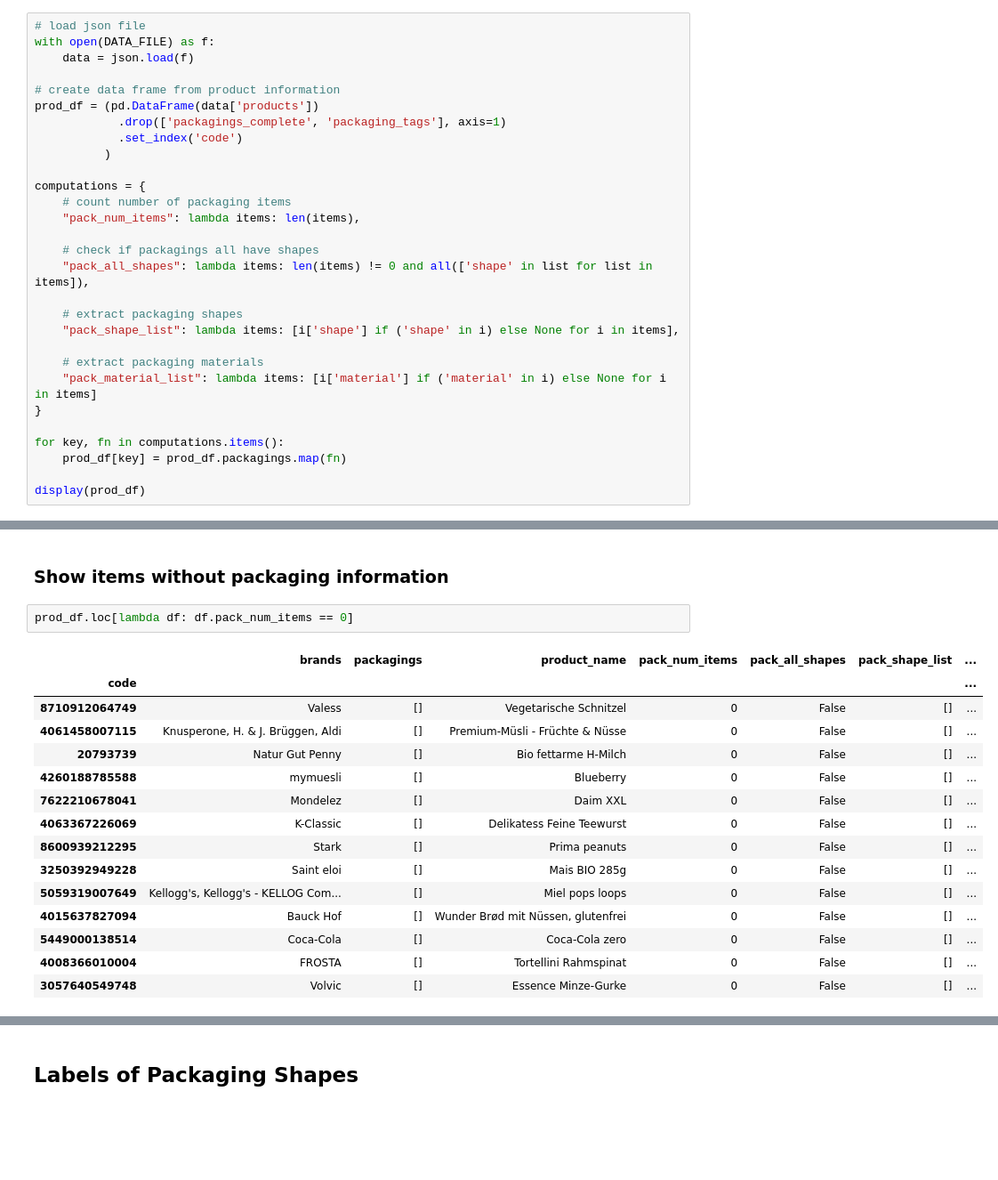
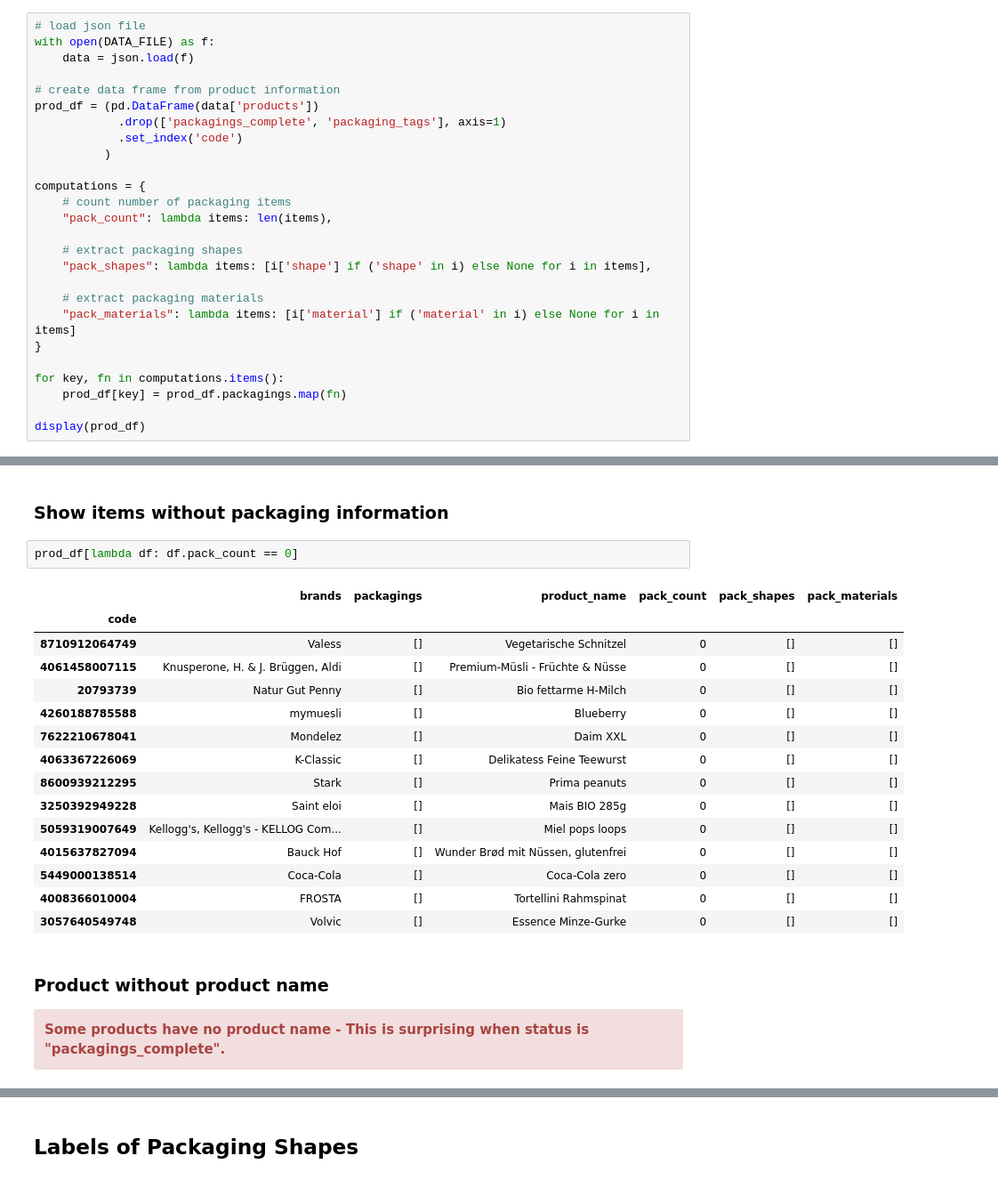
Before and after one commit to goerlitz/openfoodfacts-data-analysis, a Jupyter notebook: notebooks/01_analyze_off_data.ipynb, the cells around one changed output, grey strips where cells are left out. Shown: that part at 89% size. Drawn from its saved outputs; the diff is of its cells as text; blank space fills up the shorter version.

```diff
--- a/notebooks/01_analyze_off_data.ipynb
+++ b/notebooks/01_analyze_off_data.ipynb
@@ -63,16 +66,13 @@ prod_df = (pd.DataFrame(data['products'])
 
 computations = {
     # count number of packaging items
-    "pack_num_items": lambda items: len(items),
-
-    # check if packagings all have shapes
-    "pack_all_shapes": lambda items: len(items) != 0 and all(['shape' in list for list in items]),
+    "pack_count": lambda items: len(items),
 
     # extract packaging shapes
-    "pack_shape_list": lambda items: [i['shape'] if ('shape' in i) else None for i in items],
+    "pack_shapes": lambda items: [i['shape'] if ('shape' in i) else None for i in items],
 
     # extract packaging materials
-    "pack_material_list": lambda items: [i['material'] if ('material' in i) else None for i in items]
+    "pack_materials": lambda items: [i['material'] if ('material' in i) else None for i in items]
 }
 
 for key, fn in computations.items():
@@ -109,20 +109,26 @@ prod_df.pack_num_items.value_counts().sort_index().plot.barh(figsize=(4,3));
 # %% [markdown]
 ### Show items without packaging information
 # %%
-prod_df.loc[lambda df: df.pack_num_items == 0]
+prod_df[lambda df: df.pack_count == 0]
 # %% [output]
-|  | brands | packagings | product_name | pack_num_items | pack_all_shapes | pack_shape_list | ... |
-| code |  |  |  |  |  |  | ... |
-| 8710912064749 | Valess | [] | Vegetarische Schnitzel | 0 | False | [] | ... |
-| 4061458007115 | Knusperone, H. & J. Brüggen, Aldi | [] | Premium-Müsli - Früchte & Nüsse | 0 | False | [] | ... |
-| 20793739 | Natur Gut Penny | [] | Bio fettarme H-Milch | 0 | False | [] | ... |
-| 4260188785588 | mymuesli | [] | Blueberry | 0 | False | [] | ... |
-| 7622210678041 | Mondelez | [] | Daim XXL | 0 | False | [] | ... |
-| 4063367226069 | K-Classic | [] | Delikatess Feine Teewurst | 0 | False | [] | ... |
-| 8600939212295 | Stark | [] | Prima peanuts | 0 | False | [] | ... |
-| 3250392949228 | Saint eloi | [] | Mais BIO 285g | 0 | False | [] | ... |
-| 5059319007649 | Kellogg's, Kellogg's - KELLOG Com... | [] | Miel pops loops | 0 | False | [] | ... |
-| 4015637827094 | Bauck Hof | [] | Wunder Brød mit Nüssen, glutenfrei | 0 | False | [] | ... |
-| 5449000138514 | Coca-Cola | [] | Coca-Cola zero | 0 | False | [] | ... |
-| 4008366010004 | FROSTA | [] | Tortellini Rahmspinat | 0 | False | [] | ... |
-| 3057640549748 | Volvic | [] | Essence Minze-Gurke | 0 | False | [] | ... |
+|  | brands | packagings | product_name | pack_count | pack_shapes | pack_materials |
+| code |  |  |  |  |  |  |
+| 8710912064749 | Valess | [] | Vegetarische Schnitzel | 0 | [] | [] |
+| 4061458007115 | Knusperone, H. & J. Brüggen, Aldi | [] | Premium-Müsli - Früchte & Nüsse | 0 | [] | [] |
+| 20793739 | Natur Gut Penny | [] | Bio fettarme H-Milch | 0 | [] | [] |
+| 4260188785588 | mymuesli | [] | Blueberry | 0 | [] | [] |
+| 7622210678041 | Mondelez | [] | Daim XXL | 0 | [] | [] |
+| 4063367226069 | K-Classic | [] | Delikatess Feine Teewurst | 0 | [] | [] |
+| 8600939212295 | Stark | [] | Prima peanuts | 0 | [] | [] |
+| 3250392949228 | Saint eloi | [] | Mais BIO 285g | 0 | [] | [] |
+| 5059319007649 | Kellogg's, Kellogg's - KELLOG Com... | [] | Miel pops loops | 0 | [] | [] |
+| 4015637827094 | Bauck Hof | [] | Wunder Brød mit Nüssen, glutenfrei | 0 | [] | [] |
+| 5449000138514 | Coca-Cola | [] | Coca-Cola zero | 0 | [] | [] |
+| 4008366010004 | FROSTA | [] | Tortellini Rahmspinat | 0 | [] | [] |
+| 3057640549748 | Volvic | [] | Essence Minze-Gurke | 0 | [] | [] |
+# %% [markdown]
+### Product without product name
+
+<div class="alert alert-block alert-danger">
+  <b>Some products have no product name - This is surprising when status is "packagings_complete".</b>
+</div>
```
Also changed, not shown: parts of 22 cells of this notebook.
